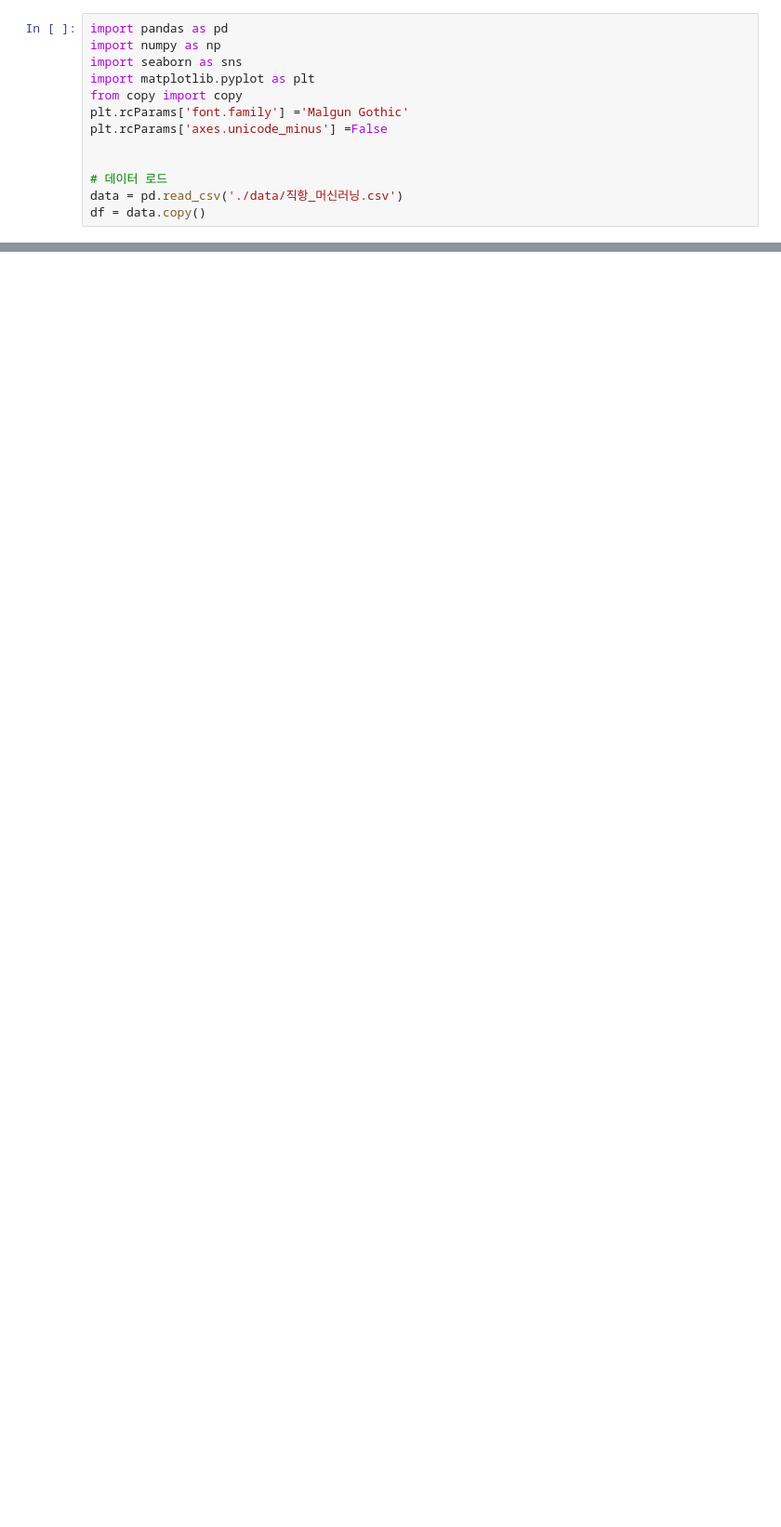
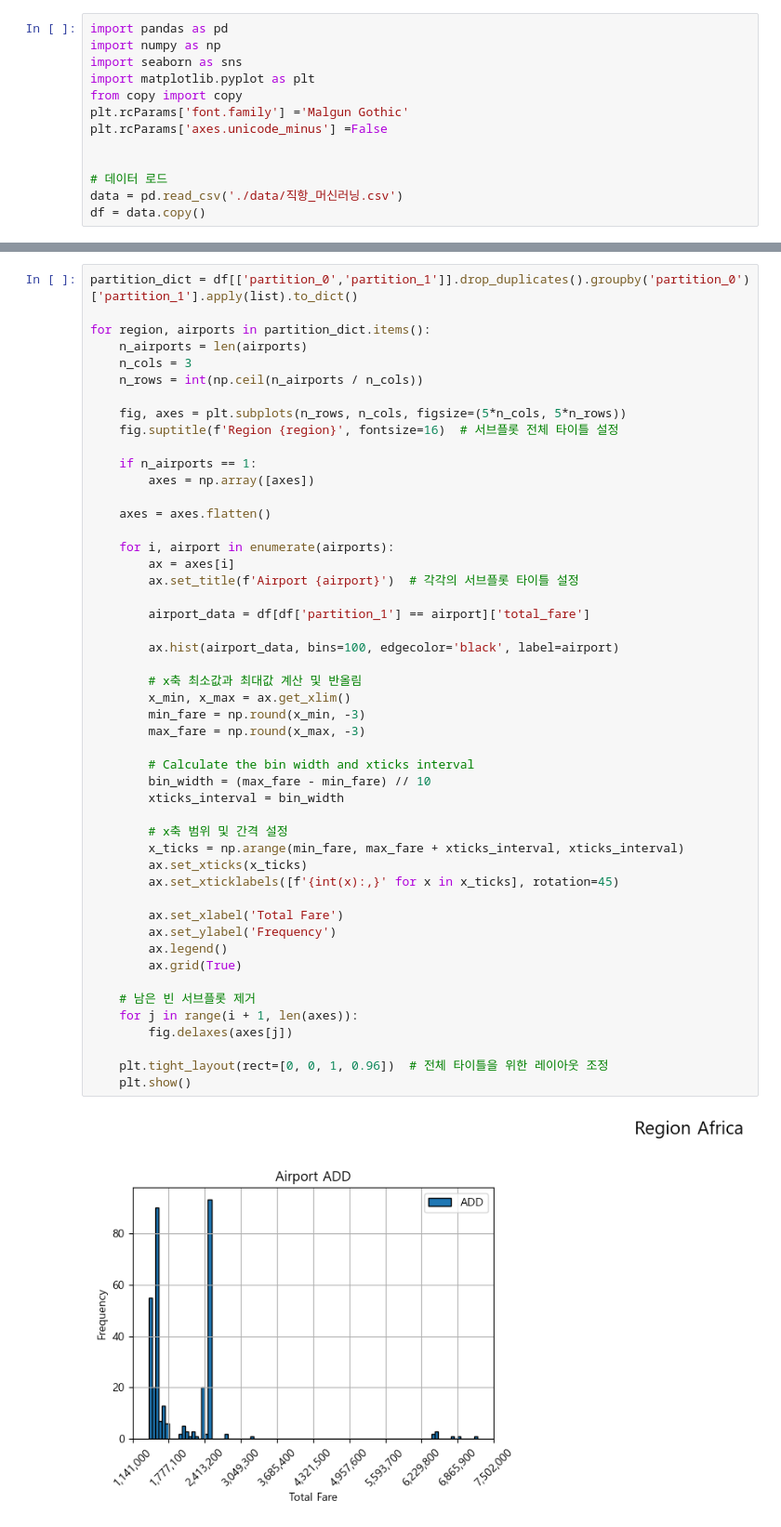
Before and after one commit to SunBinHong00/DataAnalysis, a Jupyter notebook: instantrip/eda3.ipynb, the cells around one changed output, grey strips where cells are left out. Shown at 93% size. Drawn from its saved outputs; the diff is of its cells as text; blank space fills up the shorter version.

```diff
--- a/instantrip/eda3.ipynb
+++ b/instantrip/eda3.ipynb
@@ -73,0 +103,51 @@ pre_time(df)
+# %%
+partition_dict = df[['partition_0','partition_1']].drop_duplicates().groupby('partition_0')['partition_1'].apply(list).to_dict()
+
+for region, airports in partition_dict.items():
+    n_airports = len(airports)
+    n_cols = 3
+    n_rows = int(np.ceil(n_airports / n_cols))
+
+    fig, axes = plt.subplots(n_rows, n_cols, figsize=(5*n_cols, 5*n_rows))
+    fig.suptitle(f'Region {region}', fontsize=16)  # 서브플롯 전체 타이틀 설정
+
+    if n_airports == 1:
+        axes = np.array([axes])
+
+    axes = axes.flatten()
+
+    for i, airport in enumerate(airports):
+        ax = axes[i]
+        ax.set_title(f'Airport {airport}')  # 각각의 서브플롯 타이틀 설정
+
+        airport_data = df[df['partition_1'] == airport]['total_fare']
+
+        ax.hist(airport_data, bins=100, edgecolor='black', label=airport)
+
+        # x축 최소값과 최대값 계산 및 반올림
+        x_min, x_max = ax.get_xlim()
+        min_fare = np.round(x_min, -3)
+        max_fare = np.round(x_max, -3)
+
+        # Calculate the bin width and xticks interval
+        bin_width = (max_fare - min_fare) // 10
+        xticks_interval = bin_width
+
+        # x축 범위 및 간격 설정
+        x_ticks = np.arange(min_fare, max_fare + xticks_interval, xticks_interval)
+        ax.set_xticks(x_ticks)
+        ax.set_xticklabels([f'{int(x):,}' for x in x_ticks], rotation=45)
+
+        ax.set_xlabel('Total Fare')
+        ax.set_ylabel('Frequency')
+        ax.legend()
+        ax.grid(True)
+
+    # 남은 빈 서브플롯 제거
+    for j in range(i + 1, len(axes)):
+        fig.delaxes(axes[j])
+
+    plt.tight_layout(rect=[0, 0, 1, 0.96])  # 전체 타이틀을 위한 레이아웃 조정
+    plt.show()
+# %% [output]
+[figure, added]
```
Also changed, not shown: parts of 9 cells of this notebook.
